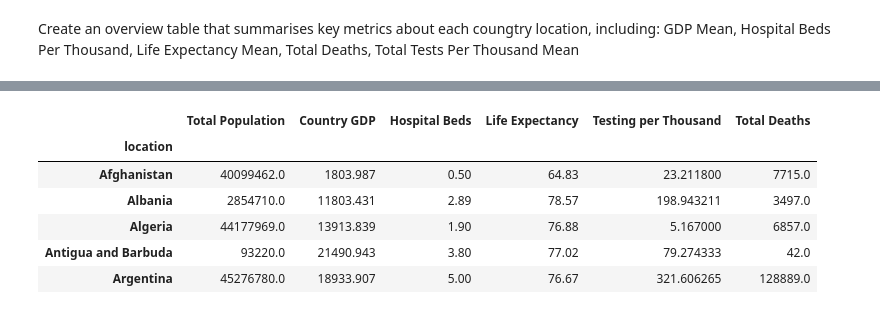
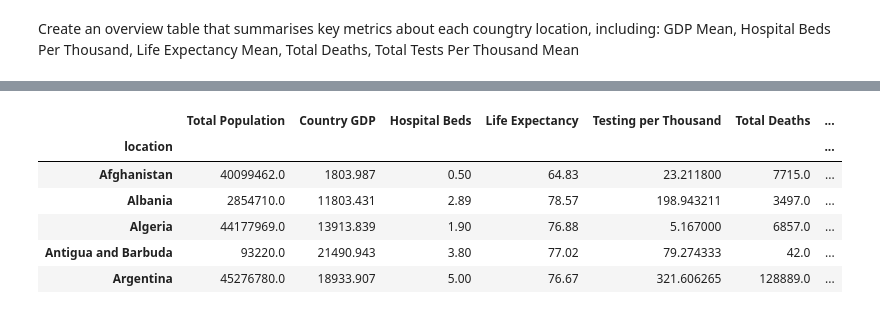
Before and after one commit to helloliamtwomey/DA_Project1, a Jupyter notebook: Project 1 Angela Notebook.ipynb, the cells around one changed output, grey strips where cells are left out. Saved outputs shown, nothing was run; the diff lists cells and outputs as text; code cells hidden in the pictures.

```diff
--- a/Project 1 Angela Notebook.ipynb
+++ b/Project 1 Angela Notebook.ipynb
@@ -42,7 +42,7 @@ Index(['iso_code', 'continent', 'location', 'date', 'total_cases', 'new_cases',
       dtype='object')
 # %%
 #Drop rows with no data
-Covid_Data_Drop = covid_data[['location','gdp_per_capita', 'hospital_beds_per_thousand', 'life_expectancy', 'total_deaths', 'total_tests_per_thousand', 'population' ]]
+Covid_Data_Drop = covid_data[['location','gdp_per_capita', 'hospital_beds_per_thousand', 'life_expectancy', 'total_deaths', 'total_tests_per_thousand', 'population', 'aged_65_older', 'aged_70_older' ]]
 Covid_Data_Drop = Covid_Data_Drop.dropna()
 # %%
 Covid_Data_Drop
@@ -184,0 +184,4 @@ Name: total_deaths, Length: 148, dtype: float64
+# %%
+#Grab aged 65 and older
+Aged_65_Older = Location_Grouped["aged_65_older"].mean()
+Aged_65_Older
@@ -184,0 +202,4 @@ Name: total_deaths, Length: 148, dtype: float64
+# %%
+#Grab aged 70 and older
+Aged_70_Older = Location_Grouped["aged_70_older"].mean()
+Aged_70_Older
@@ -185,21 +220,23 @@ Name: total_deaths, Length: 148, dtype: float64
 # %%
 # Created a data frame to hold above results
 Location_Summary = pd.DataFrame({'Total Population': Ave_Population,
                                'Country GDP': Ave_GDP,
                                'Hospital Beds': Ave_Hospital_Beds,
                                'Life Expectancy': Ave_LifeExpectancy,
                                'Testing per Thousand': Ave_Testing,
-                               'Total Deaths': Total_Deaths
+                               'Total Deaths': Total_Deaths,
+                               'Over 65 Years': Aged_65_Older,
+                               'Over 70 Years': Aged_70_Older
                                })
 Location_Summary.head()
 # %% [output]
-|  | Total Population | Country GDP | Hospital Beds | Life Expectancy | Testing per Thousand | Total Deaths |
-| location |  |  |  |  |  |  |
-| Afghanistan | 40099462.0 | 1803.987 | 0.50 | 64.83 | 23.211800 | 7715.0 |
-| Albania | 2854710.0 | 11803.431 | 2.89 | 78.57 | 198.943211 | 3497.0 |
-| Algeria | 44177969.0 | 13913.839 | 1.90 | 76.88 | 5.167000 | 6857.0 |
-| Antigua and Barbuda | 93220.0 | 21490.943 | 3.80 | 77.02 | 79.274333 | 42.0 |
-| Argentina | 45276780.0 | 18933.907 | 5.00 | 76.67 | 321.606265 | 128889.0 |
+|  | Total Population | Country GDP | Hospital Beds | Life Expectancy | Testing per Thousand | Total Deaths | ... |
+| location |  |  |  |  |  |  | ... |
+| Afghanistan | 40099462.0 | 1803.987 | 0.50 | 64.83 | 23.211800 | 7715.0 | ... |
+| Albania | 2854710.0 | 11803.431 | 2.89 | 78.57 | 198.943211 | 3497.0 | ... |
+| Algeria | 44177969.0 | 13913.839 | 1.90 | 76.88 | 5.167000 | 6857.0 | ... |
+| Antigua and Barbuda | 93220.0 | 21490.943 | 3.80 | 77.02 | 79.274333 | 42.0 | ... |
+| Argentina | 45276780.0 | 18933.907 | 5.00 | 76.67 | 321.606265 | 128889.0 | ... |
 # %%
 # Cleaner formatting for the rest of the results by using mapping
 #Location_Summary['Total Population'] = Location_Summary['Total Population'].map("{:,.2f}".format)
```
Also changed, not shown: parts of 20 cells of this notebook.
